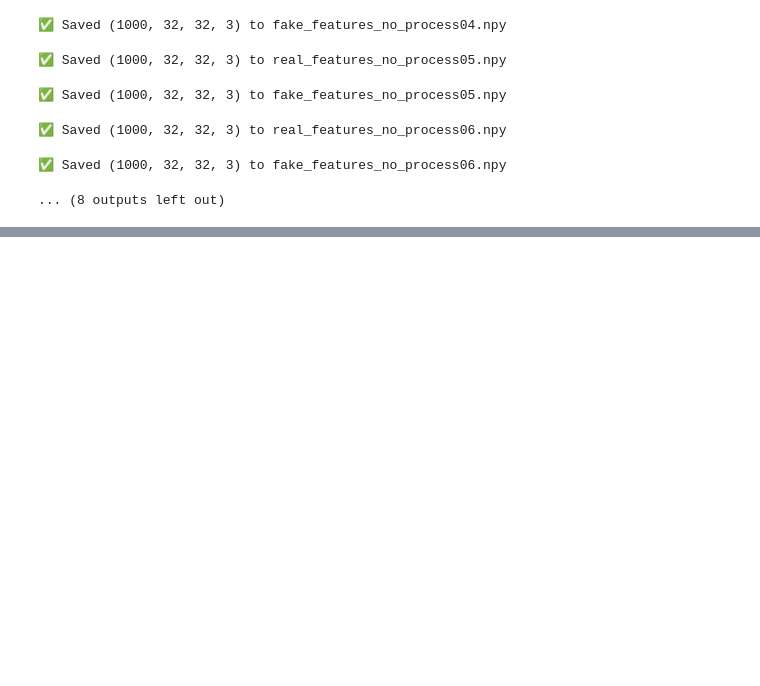
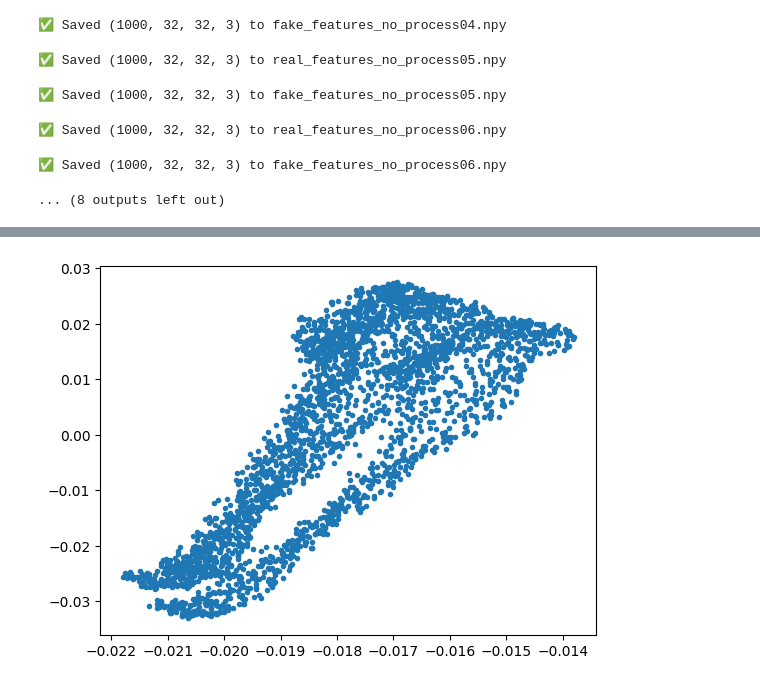
Before and after one commit to skyler-marks/ai-image-detection, a Jupyter notebook: dimensional-reduction.ipynb, the cells around one changed output, grey strips where cells are left out. Saved outputs shown, nothing was run; the diff lists cells and outputs as text; code cells hidden in the pictures; blank space fills up the shorter version.

```diff
--- a/dimensional-reduction.ipynb
+++ b/dimensional-reduction.ipynb
@@ -201,0 +123,10 @@ xyz.scatter(x_fake, y_fake, z_fake, marker='.')
+# %%
+fig = plt.figure()
+xyz = fig.add_subplot(111)
+x = V_1[0]
+y = V_1[1]
+z = V_1[2]
+scatter2 = xyz.scatter(x, y, marker='.')
+plt.show()
+# %% [output]
+[figure, added]
```
Also changed, not shown: parts of 13 cells of this notebook.
